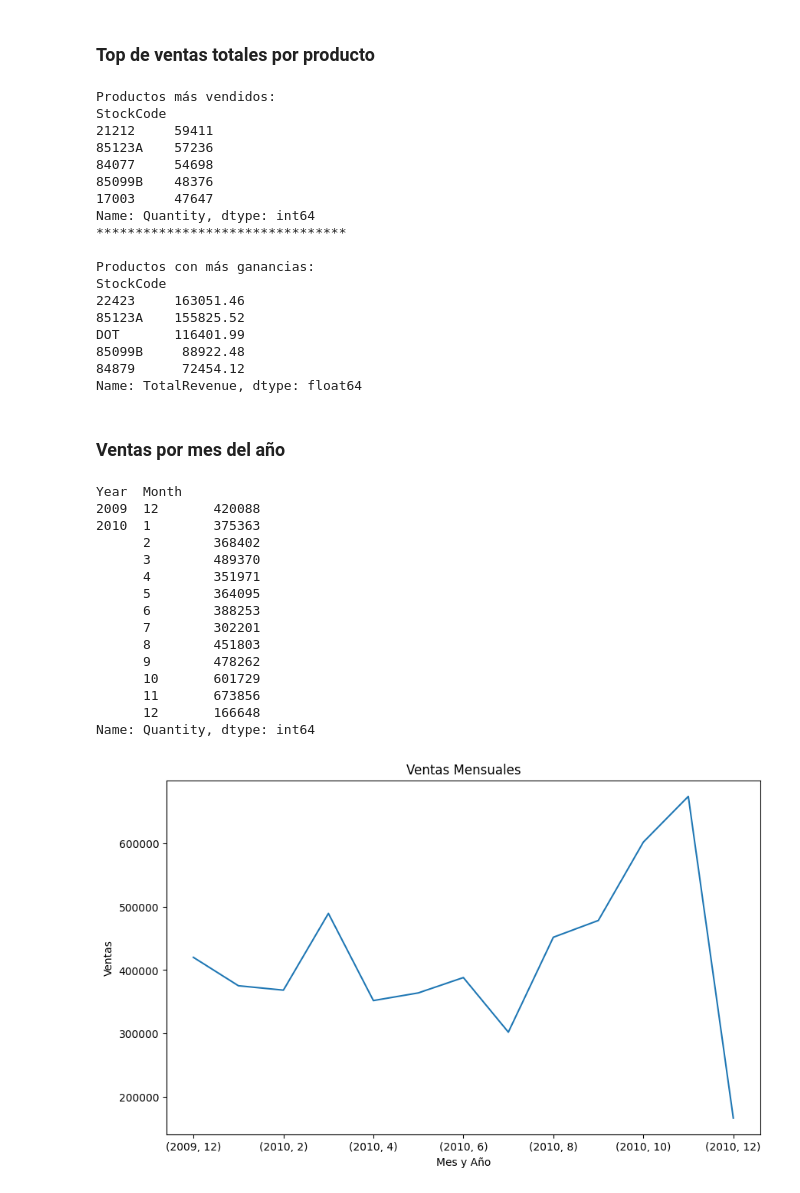
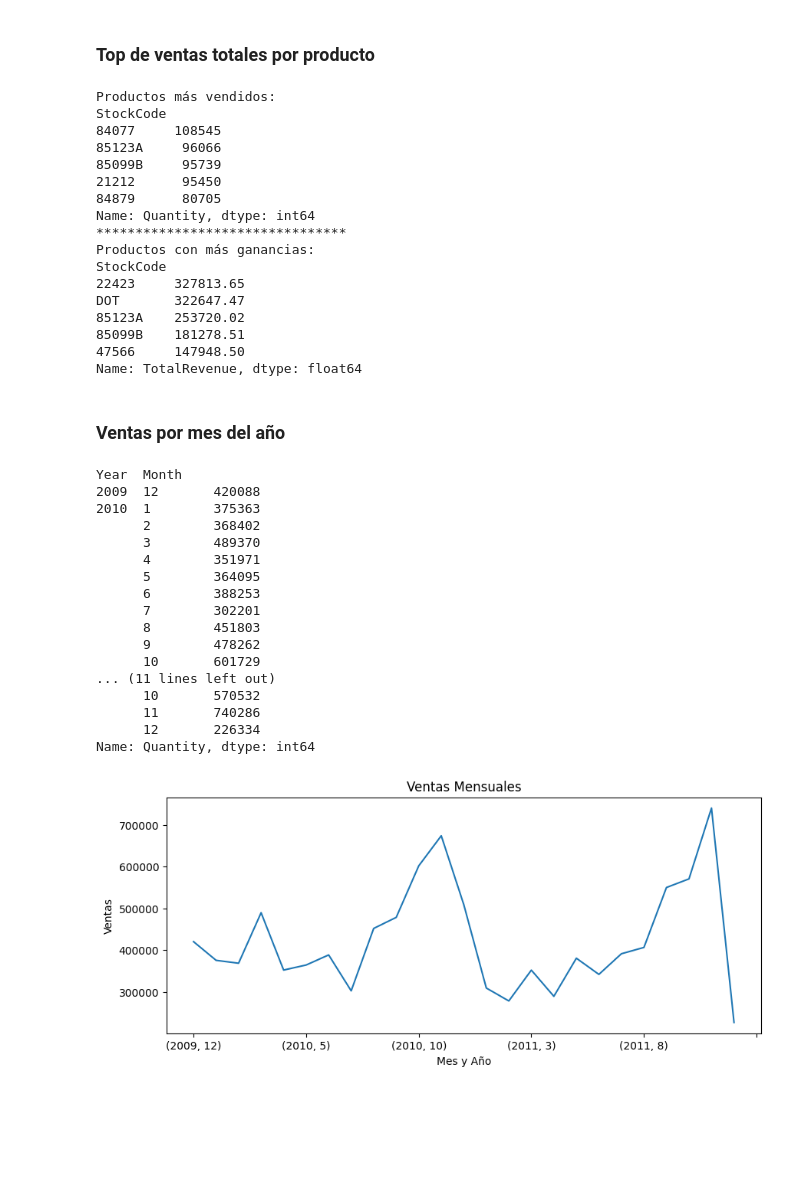
Before and after one commit to andresfeliper3/data_analysis_pandas, a Jupyter notebook: data_analysis.ipynb, the cells around one changed output. Saved outputs shown, nothing was run; the diff lists cells and outputs as text; code cells hidden in the pictures; blank space fills up the shorter version.

```diff
--- a/data_analysis.ipynb
+++ b/data_analysis.ipynb
@@ -25,7 +25,7 @@ Note: you may need to restart the kernel to use updated packages.
 import pandas as pd
 
 data1 = pd.read_excel('online_retail_II.xlsx', sheet_name='Year 2009-2010')
-data2 = pd.read_excel('ruta_del_archivo.xlsx', sheet_name='Year 2010-2011')
+data2 = pd.read_excel('online_retail_II.xlsx', sheet_name='Year 2010-2011')
 data = pd.concat([data1, data2])
 # %%
 data.head()
@@ -106,6 +106,7 @@ Name: Quantity, dtype: int64
 n = 5
 # Ventas totales por producto
 product_sales = data.groupby('StockCode')['Quantity'].sum()
+# Top de n productos con más ventas
 top_selling_products = product_sales.nlargest(n)
 print("Productos más vendidos:")
 print(top_selling_products)
@@ -113,30 +114,30 @@ print(top_selling_products)
 print("********************************")
 
 # Ganancias totales por producto
-print("\nProductos con más ganancias:")
+print("Productos con más ganancias:")
 data['TotalRevenue'] = data['Price'] * data['Quantity']
 product_revenue = data.groupby('StockCode')['TotalRevenue'].sum()
+# Top de n productos que dejaron más ganancias
 top_profitable_products = product_revenue.nlargest(n)
 
 print(top_profitable_products)
 # %% [output]
 Productos más vendidos:
 StockCode
-21212     59411
-85123A    57236
-84077     54698
-85099B    48376
-17003     47647
+84077     108545
+85123A     96066
+85099B     95739
+21212      95450
+84879      80705
 Name: Quantity, dtype: int64
 ********************************
-
 Productos con más ganancias:
 StockCode
-22423     163051.46
-85123A    155825.52
-DOT       116401.99
-85099B     88922.48
-84879      72454.12
+22423     327813.65
+DOT       322647.47
+85123A    253720.02
+85099B    181278.51
+47566     147948.50
 Name: TotalRevenue, dtype: float64
 # %% [markdown]
 ### Ventas por mes del año
@@ -156,19 +157,21 @@ Year  Month
       8        451803
       9        478262
       10       601729
-      11       673856
-      12       166648
+... (11 lines left out)
+      10       570532
+      11       740286
+      12       226334
 Name: Quantity, dtype: int64
 # %%
 # Gráficas
 import matplotlib.pyplot as plt
 
 # Graficar las ventas mensuales
-monthly_sales.plot(kind='line', figsize=(10, 6))
+monthly_sales.plot(kind='line', figsize=(10, 4))
 plt.xlabel('Mes y Año')
 plt.ylabel('Ventas')
 plt.title('Ventas Mensuales')
 plt.show()
 # %% [output]
-[figure, old version]
+[figure, new version]
 # %% [markdown]
```
Also changed, not shown: parts of 5 cells of this notebook.
